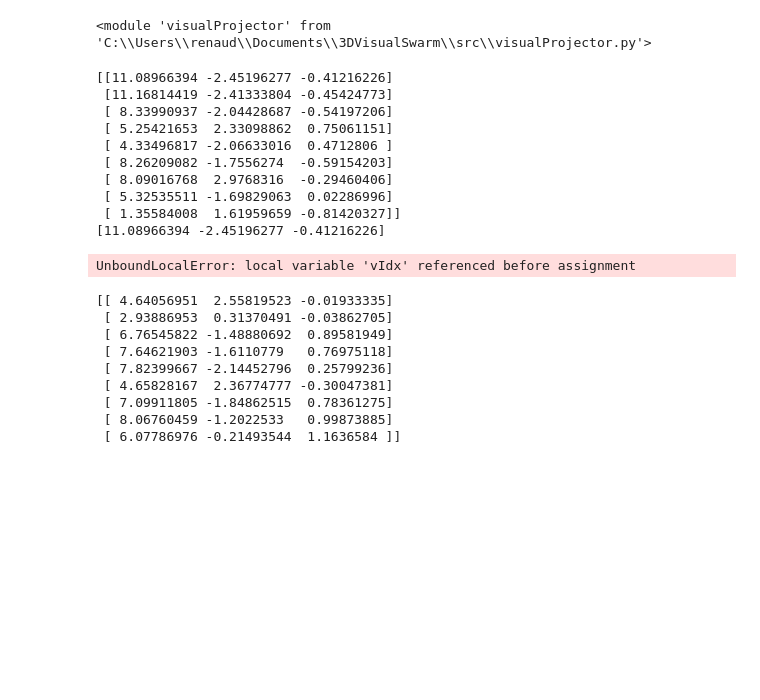
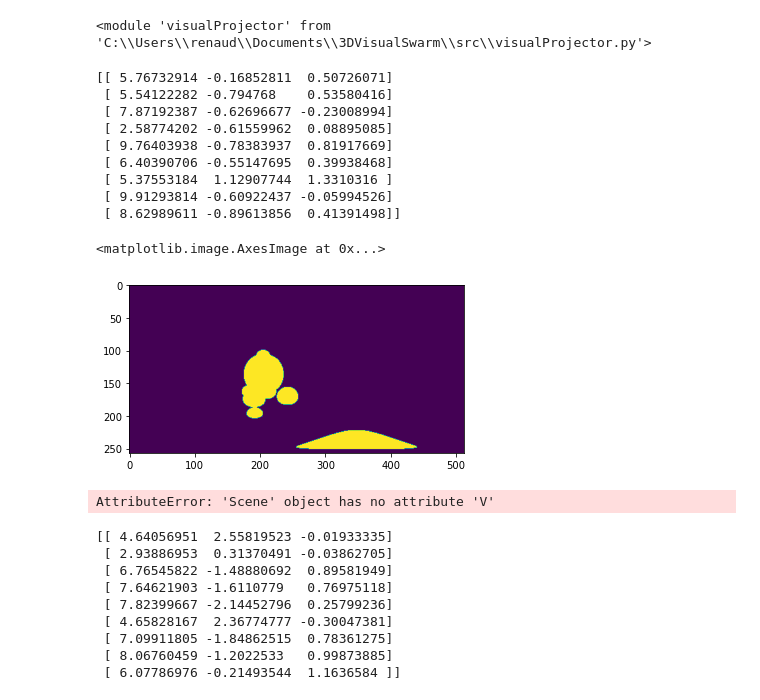
Before and after one commit to RnoB/3DVisualSwarm, a Jupyter notebook: src/Untitled9.ipynb, the cells around one changed output. Cells and saved outputs as stored; diff of their text form; code cells hidden in the pictures; blank space fills up the shorter version.

```diff
--- a/src/Untitled9.ipynb
+++ b/src/Untitled9.ipynb
@@ -14,19 +14,23 @@ scene = vp.Scene()
 for k in range(0,10):
     scene.addObject((10*random.random(),10*random.random(),10*random.random()),(0,0,2*np.pi*random.random()))
 # %%
-scene.computeVisualField(3)
+plt.imshow(scene.computeVisualField(3))
 # %% [output]
-[[11.08966394 -2.45196277 -0.41216226]
- [11.16814419 -2.41333804 -0.45424773]
- [ 8.33990937 -2.04428687 -0.54197206]
- [ 5.25421653  2.33098862  0.75061151]
- [ 4.33496817 -2.06633016  0.4712806 ]
- [ 8.26209082 -1.7556274  -0.59154203]
- [ 8.09016768  2.9768316  -0.29460406]
- [ 5.32535511 -1.69829063  0.02286996]
- [ 1.35584008  1.61959659 -0.81420327]]
-[11.08966394 -2.45196277 -0.41216226]
+[[ 5.76732914 -0.16852811  0.50726071]
+ [ 5.54122282 -0.794768    0.53580416]
+ [ 7.87192387 -0.62696677 -0.23008994]
+ [ 2.58774202 -0.61559962  0.08895085]
+ [ 9.76403938 -0.78383937  0.81917669]
+ [ 6.40390706 -0.55147695  0.39938468]
+ [ 5.37553184  1.12907744  1.3310316 ]
+ [ 9.91293814 -0.60922437 -0.05994526]
+ [ 8.62989611 -0.89613856  0.41391498]]
-UnboundLocalError: local variable 'vIdx' referenced before assignment
+<matplotlib.image.AxesImage at 0x...>
+[figure, added]
+# %%
+scene.V
+# %% [output]
+AttributeError: 'Scene' object has no attribute 'V'
 # %%
 # %% [output]
 [[ 4.64056951  2.55819523 -0.01933335]
```
Also changed, not shown: 5 other files.
